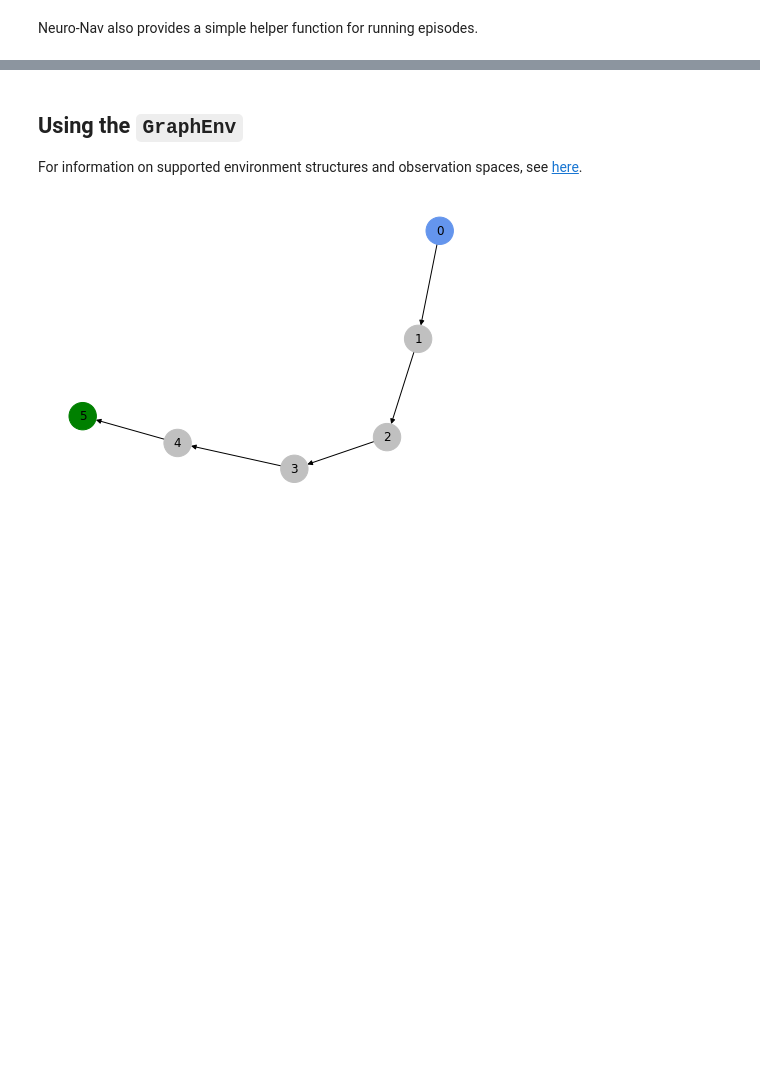
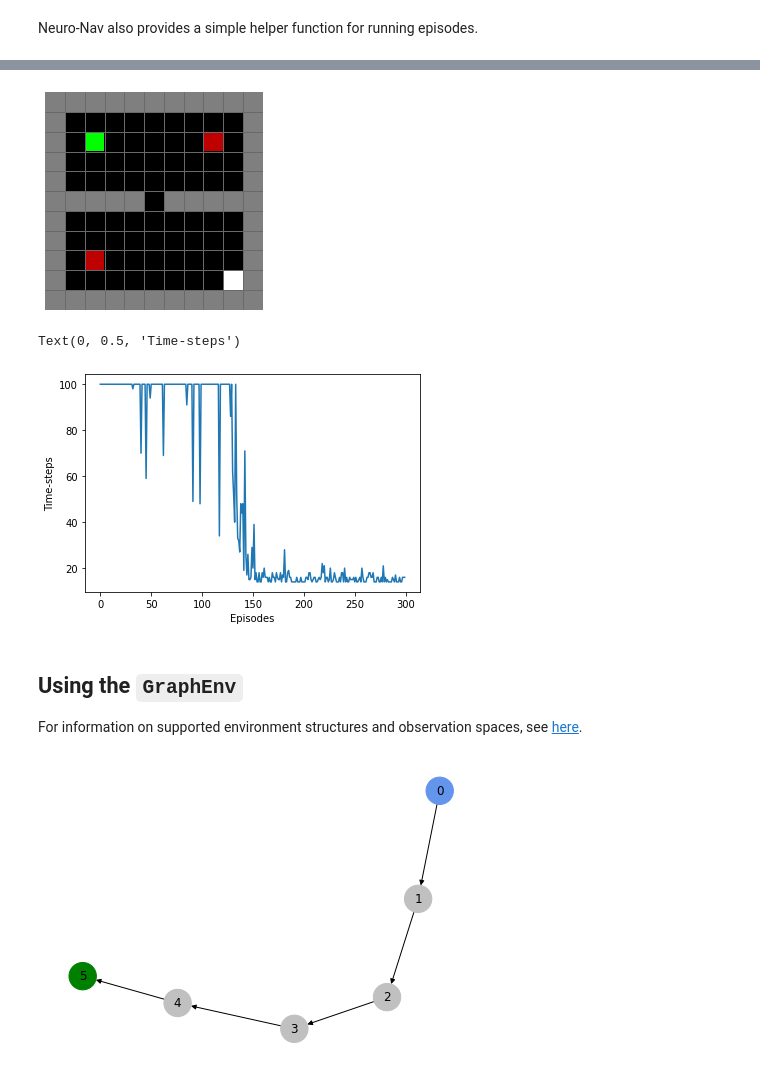
Before and after one commit to awjuliani/neuro-nav, a Jupyter notebook: notebooks/usage_tutorial.ipynb, the cells around one changed output, grey strips where cells are left out. Drawn from its saved outputs; the diff is of its cells as text; code cells hidden in the pictures; blank space fills up the shorter version.

```diff
--- a/notebooks/usage_tutorial.ipynb
+++ b/notebooks/usage_tutorial.ipynb
@@ -152,3 +156,39 @@ Text(0, 0.5, 'Time-steps')
+# %%
+num_episodes = 300
+num_steps = 100
+
+env = GridEnv(
+    topography=GridTopography.two_rooms,
+    grid_size=GridSize.small,
+    obs_type=GridObsType.index,
+    orientation_type=OrientationType.fixed,
+)
+
+reward_map = {(2,2): 1.0, (2, 8): -0.75, (8, 2): -0.75}
+
+obs = env.reset(reward_locs=reward_map)
+env.render()
+
+agent = TDSR(
+    env.state_size,
+    env.action_space.n,
+    lr=1e-1,
+    poltype="egreedy",
+    epsilon=0.2,
+    gamma=0.9,
+)
+
+total_steps = []
+for i in range(num_episodes):
+    agent, steps = run_episode(env, agent, max_steps=num_steps, reward_locs=reward_map)
+    total_steps.append(steps)
+plt.plot(total_steps)
+plt.xlabel("Episodes")
+plt.ylabel("Time-steps")
+# %% [output]
+[figure, added]
+Text(0, 0.5, 'Time-steps')
+[figure, added]
 # %% [markdown]
 ## Using the `GraphEnv`
 
```
Also changed, not shown: parts of 5 cells of this notebook, 7 other files.
